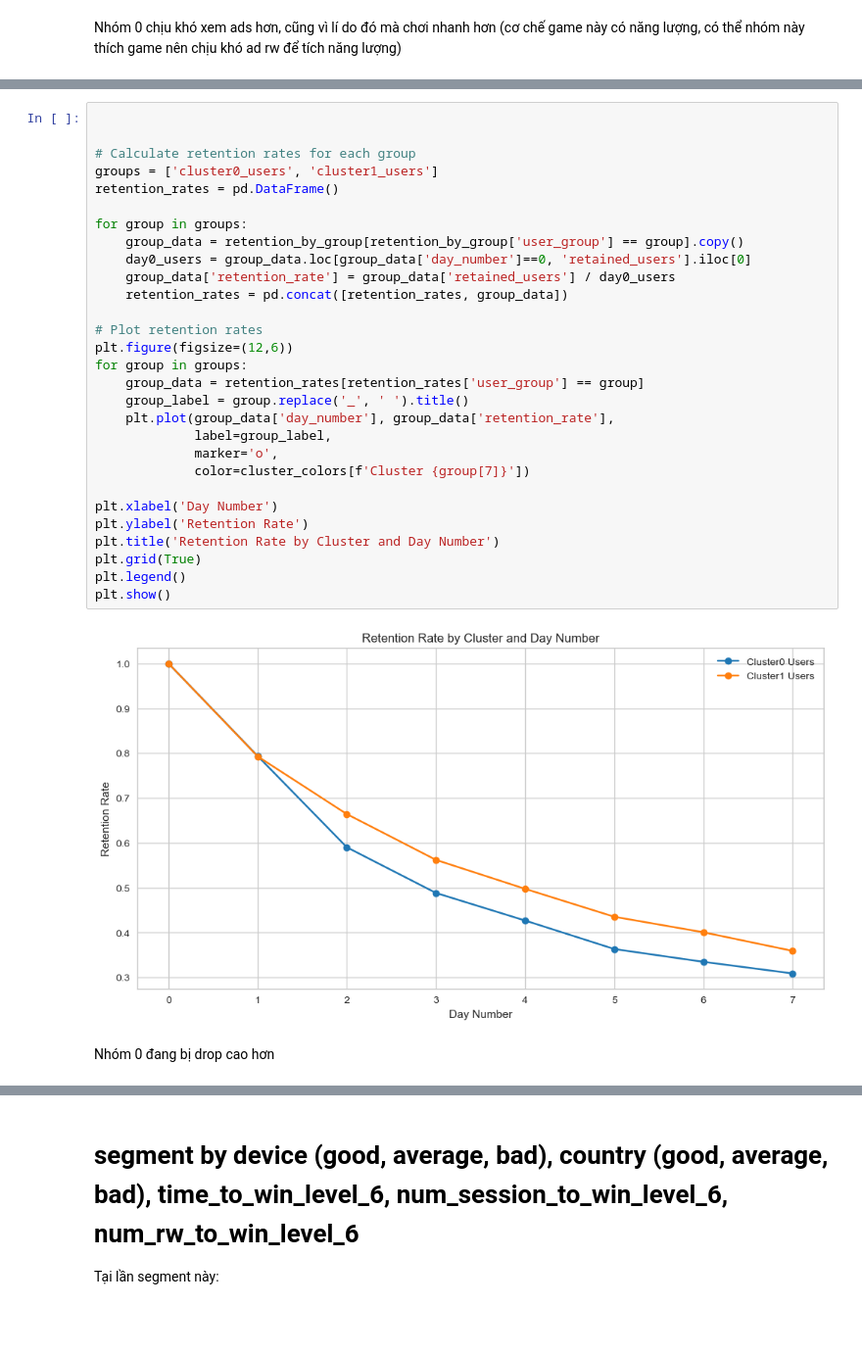
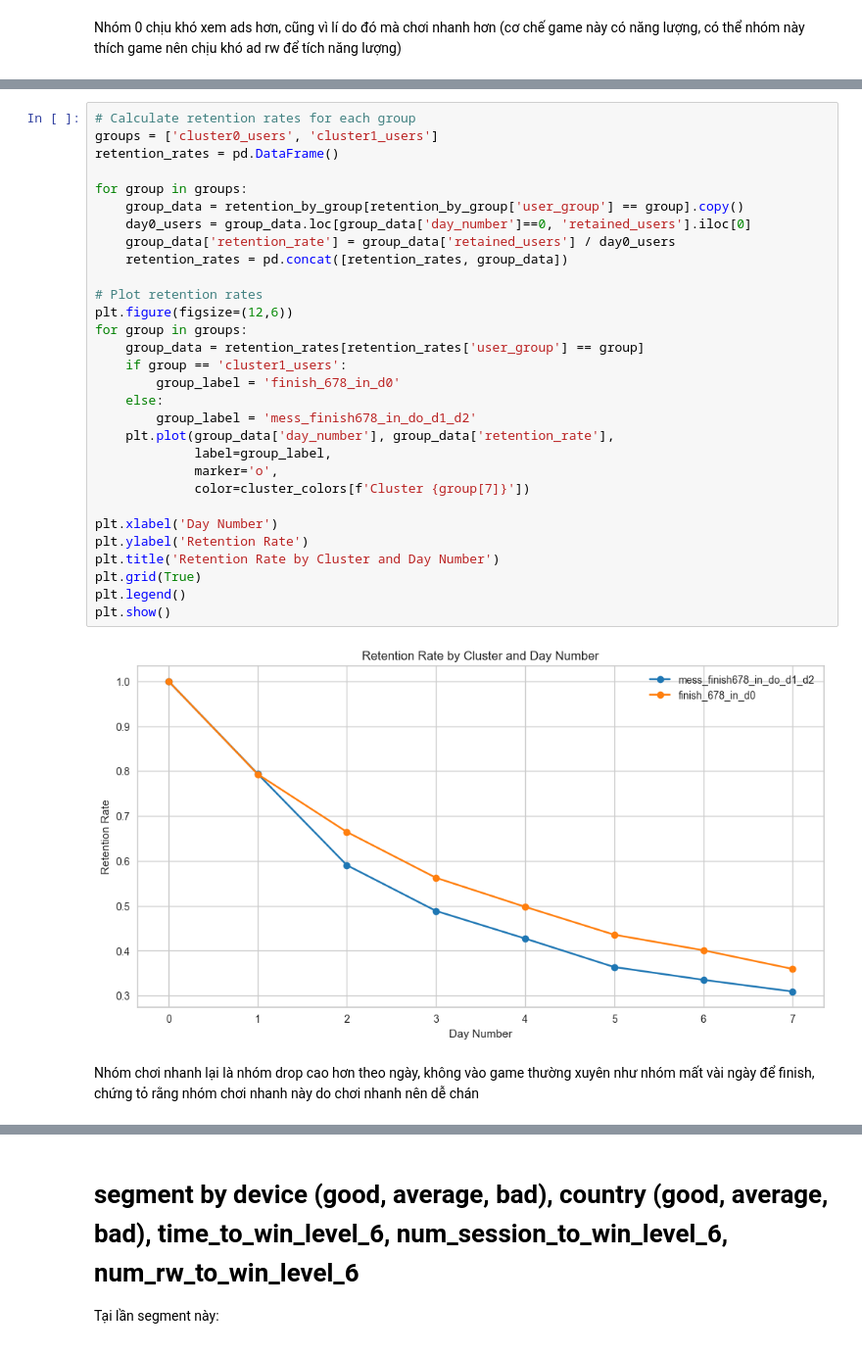
Before and after one commit to Ciss48/segement_dinner, a Jupyter notebook: dinner_update.ipynb, the cells around one changed output, grey strips where cells are left out. Shown at 98% size. Drawn from its saved outputs; the diff is of its cells as text; blank space fills up the shorter version.

```diff
--- a/dinner_update.ipynb
+++ b/dinner_update.ipynb
@@ -784,36 +746,37 @@ retention_by_group
 # %%
-
-
 # Calculate retention rates for each group
 groups = ['cluster0_users', 'cluster1_users']
 retention_rates = pd.DataFrame()
 
 for group in groups:
     group_data = retention_by_group[retention_by_group['user_group'] == group].copy()
     day0_users = group_data.loc[group_data['day_number']==0, 'retained_users'].iloc[0]
     group_data['retention_rate'] = group_data['retained_users'] / day0_users
     retention_rates = pd.concat([retention_rates, group_data])
 
 # Plot retention rates
 plt.figure(figsize=(12,6))
 for group in groups:
     group_data = retention_rates[retention_rates['user_group'] == group]
-    group_label = group.replace('_', ' ').title()
+    if group == 'cluster1_users':
+        group_label = 'finish_678_in_d0'
+    else:
+        group_label = 'mess_finish678_in_do_d1_d2'
     plt.plot(group_data['day_number'], group_data['retention_rate'],
              label=group_label,
              marker='o',
              color=cluster_colors[f'Cluster {group[7]}'])
 
 plt.xlabel('Day Number')
 plt.ylabel('Retention Rate')
 plt.title('Retention Rate by Cluster and Day Number')
 plt.grid(True)
 plt.legend()
 plt.show()
 # %% [output]
-[figure, old version]
+[figure, new version]
-# %% [markdown]
- Nhóm 0 đang bị drop cao hơn
+# %% [markdown]
+ Nhóm chơi nhanh lại là nhóm drop cao hơn theo ngày, không vào game thường xuyên như nhóm mất vài ngày để finish, chứng tỏ rằng nhóm chơi nhanh này do chơi nhanh nên dễ chán
 # %%
 # Time per level
 query = f"""
```
Also changed, not shown: parts of 71 cells of this notebook.
